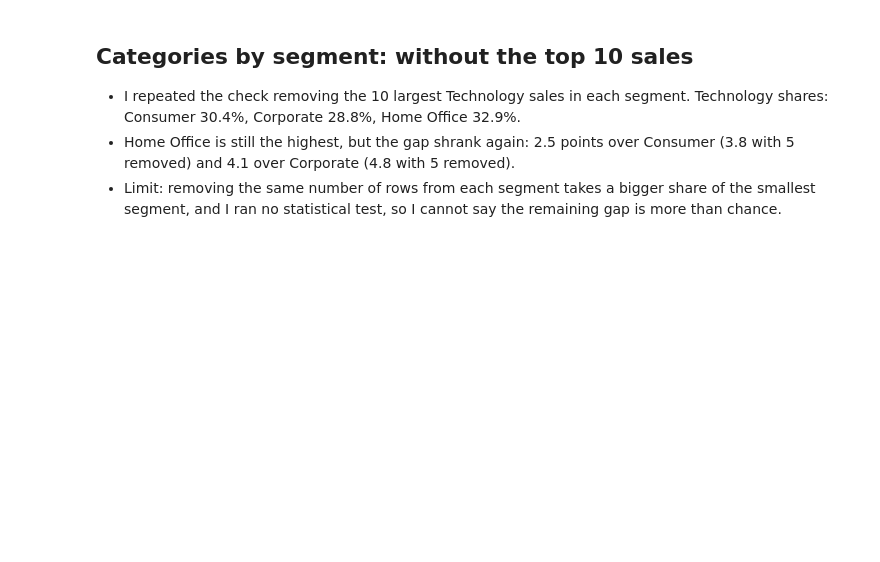
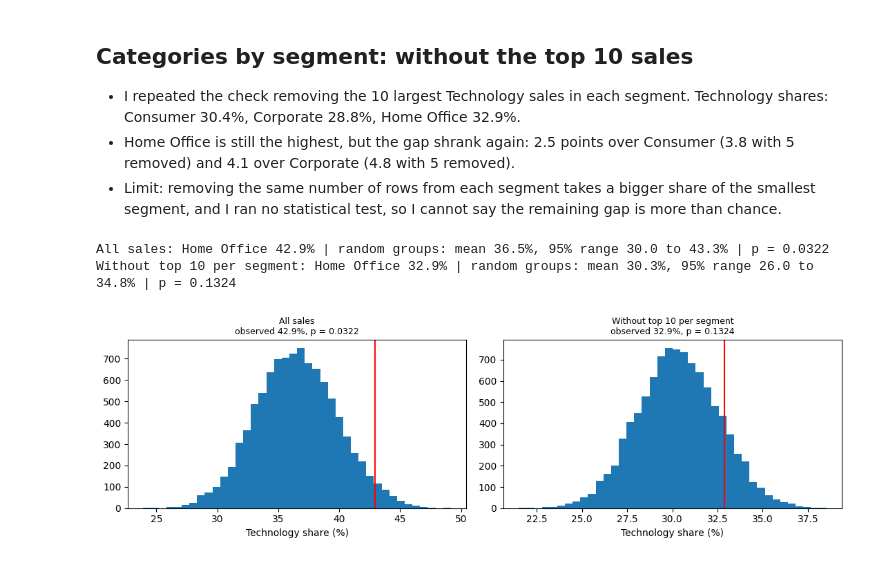
Before and after one commit to Bilal-data/superstore-sales-analysis, a Jupyter notebook: superstore_sales_analysis.ipynb, the cells around one changed output. Saved outputs shown, nothing was run; the diff lists cells and outputs as text; code cells hidden in the pictures; blank space fills up the shorter version.

Commit message:
Add permutation test for Home Office Technology

```diff
--- a/superstore_sales_analysis.ipynb
+++ b/superstore_sales_analysis.ipynb
@@ -382,3 +382,44 @@ cs3 = rest_n.pivot_table(index="Category", columns="Segment", values="Sales", ag
 - I repeated the check removing the 10 largest Technology sales in each segment. Technology shares: Consumer 30.4%, Corporate 28.8%, Home Office 32.9%.
 - Home Office is still the highest, but the gap shrank again: 2.5 points over Consumer (3.8 with 5 removed) and 4.1 over Corporate (4.8 with 5 removed).
 - Limit: removing the same number of rows from each segment takes a bigger share of the smallest segment, and I ran no statistical test, so I cannot say the remaining gap is more than chance.
+# %%
+import numpy as np
+import matplotlib.pyplot as plt
+
+def tech_share_test(data, n_perm=10_000, seed=42):
+    cust = data.groupby("Customer ID").agg(segment=("Segment", "first"), total=("Sales", "sum"))
+    cust["tech"] = data[data["Category"] == "Technology"].groupby("Customer ID")["Sales"].sum()
+    cust["tech"] = cust["tech"].fillna(0)
+
+    is_ho = (cust["segment"] == "Home Office").to_numpy()
+    k = is_ho.sum()
+    tech_arr = cust["tech"].to_numpy()
+    total_arr = cust["total"].to_numpy()
+
+    observed = tech_arr[is_ho].sum() / total_arr[is_ho].sum() * 100
+
+    rng = np.random.default_rng(seed)
+    sims = np.empty(n_perm)
+    for i in range(n_perm):
+        pick = rng.choice(len(cust), size=k, replace=False)
+        sims[i] = tech_arr[pick].sum() / total_arr[pick].sum() * 100
+
+    p = (np.sum(sims >= observed) + 1) / (n_perm + 1)
+    return observed, sims, p
+
+tests = [("All sales", sales), ("Without top 10 per segment", rest_n)]
+fig, axes = plt.subplots(1, 2, figsize=(11, 3.5))
+for ax, (name, data) in zip(axes, tests):
+    obs, sims, p = tech_share_test(data)
+    lo, hi = np.percentile(sims, [2.5, 97.5])
+    print(f"{name}: Home Office {obs:.1f}% | random groups: mean {sims.mean():.1f}%, 95% range {lo:.1f} to {hi:.1f}% | p = {p:.4f}")
+    ax.hist(sims, bins=40)
+    ax.axvline(obs, color="red")
+    ax.set_title(f"{name}\nobserved {obs:.1f}%, p = {p:.4f}", fontsize=9)
+    ax.set_xlabel("Technology share (%)")
+plt.tight_layout()
+plt.show()
+# %% [output]
+All sales: Home Office 42.9% | random groups: mean 36.5%, 95% range 30.0 to 43.3% | p = 0.0322
+Without top 10 per segment: Home Office 32.9% | random groups: mean 30.3%, 95% range 26.0 to 34.8% | p = 0.1324
+[figure, added]
```
Also changed, not shown: parts of 2 cells of this notebook.
